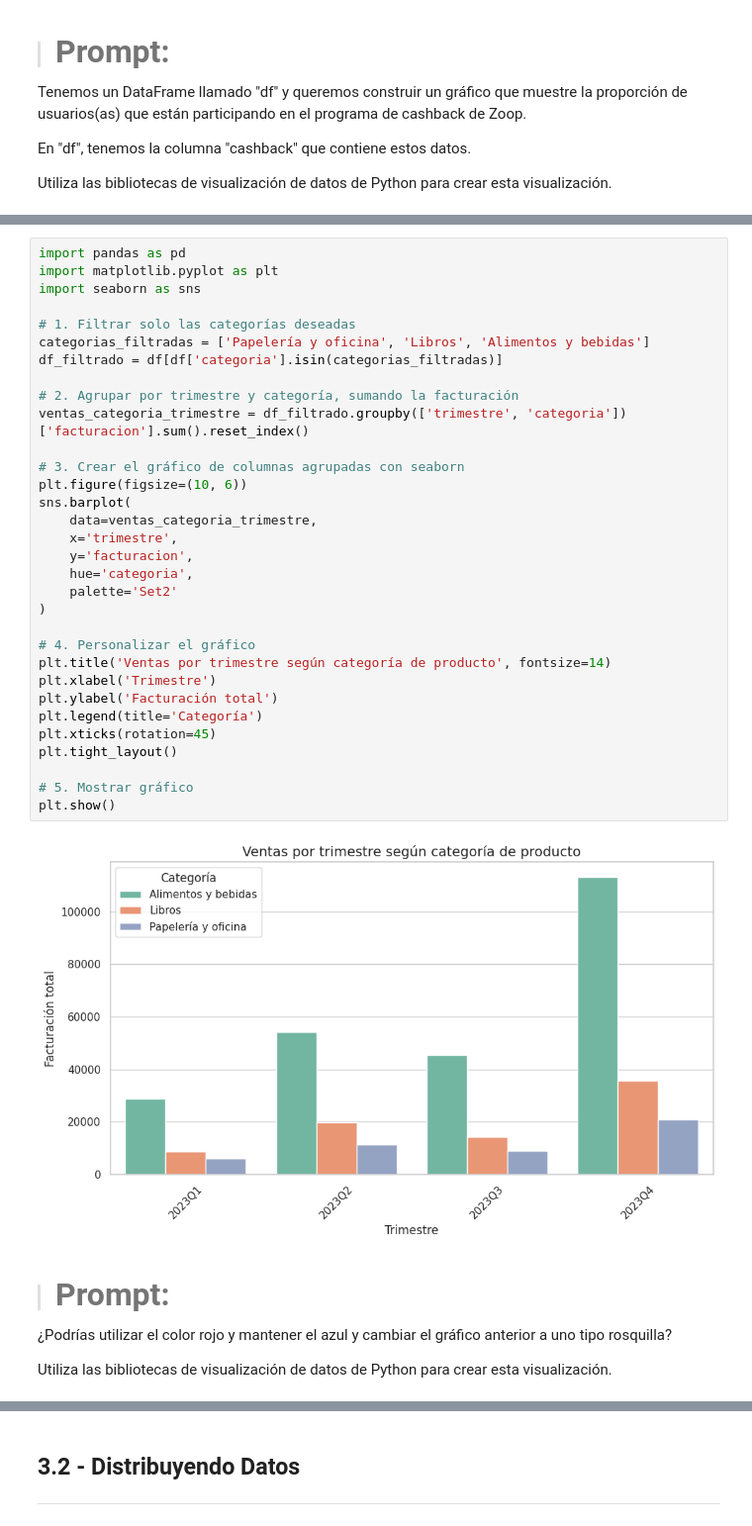
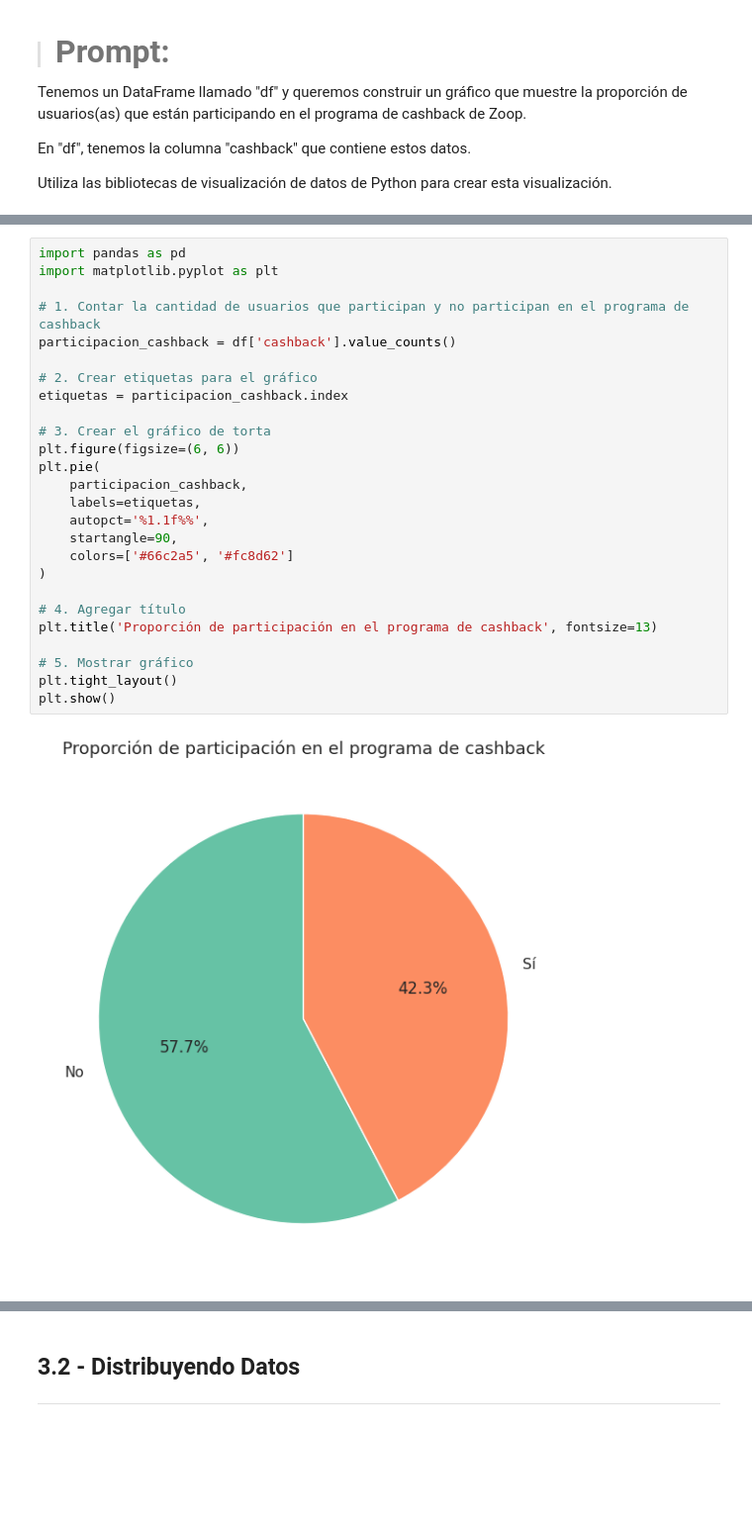
Before and after one commit to DanielRaiicHu/IA_aplicada_a_ciencia_de_datos, a Jupyter notebook: IA_aplicada_a_ciencia_de_datos.ipynb, the cells around one changed output, grey strips where cells are left out. Shown at 99% size. Drawn from its saved outputs; the diff is of its cells as text; blank space fills up the shorter version.

```diff
--- a/IA_aplicada_a_ciencia_de_datos.ipynb
+++ b/IA_aplicada_a_ciencia_de_datos.ipynb
@@ -1187,40 +1221,28 @@ Utiliza las bibliotecas de visualización de datos de Python para crear esta vis
-# %%
-import pandas as pd
-import matplotlib.pyplot as plt
-import seaborn as sns
-
-# 1. Filtrar solo las categorías deseadas
-categorias_filtradas = ['Papelería y oficina', 'Libros', 'Alimentos y bebidas']
-df_filtrado = df[df['categoria'].isin(categorias_filtradas)]
-
-# 2. Agrupar por trimestre y categoría, sumando la facturación
-ventas_categoria_trimestre = df_filtrado.groupby(['trimestre', 'categoria'])['facturacion'].sum().reset_index()
-
-# 3. Crear el gráfico de columnas agrupadas con seaborn
-plt.figure(figsize=(10, 6))
-sns.barplot(
-    data=ventas_categoria_trimestre,
-    x='trimestre',
-    y='facturacion',
-    hue='categoria',
-    palette='Set2'
-)
-
-# 4. Personalizar el gráfico
-plt.title('Ventas por trimestre según categoría de producto', fontsize=14)
-plt.xlabel('Trimestre')
-plt.ylabel('Facturación total')
-plt.legend(title='Categoría')
-plt.xticks(rotation=45)
-plt.tight_layout()
-
-# 5. Mostrar gráfico
-plt.show()
-# %% [output]
-[figure, removed]
-# %% [markdown]
-> #### <strong><font color="7b71ff" size =6>Prompt:</font></strong>
-
-¿Podrías utilizar el color rojo y mantener el azul y cambiar el gráfico anterior a uno tipo rosquilla?
-
-Utiliza las bibliotecas de visualización de datos de Python para crear esta visualización.
+# %%
+import pandas as pd
+import matplotlib.pyplot as plt
+
+# 1. Contar la cantidad de usuarios que participan y no participan en el programa de cashback
+participacion_cashback = df['cashback'].value_counts()
+
+# 2. Crear etiquetas para el gráfico
+etiquetas = participacion_cashback.index
+
+# 3. Crear el gráfico de torta
+plt.figure(figsize=(6, 6))
+plt.pie(
+    participacion_cashback,
+    labels=etiquetas,
+    autopct='%1.1f%%',
+    startangle=90,
+    colors=['#66c2a5', '#fc8d62']
+)
+
+# 4. Agregar título
+plt.title('Proporción de participación en el programa de cashback', fontsize=13)
+
+# 5. Mostrar gráfico
+plt.tight_layout()
+plt.show()
+# %% [output]
+[figure, added]
```
Also changed, not shown: parts of 30 cells of this notebook.
